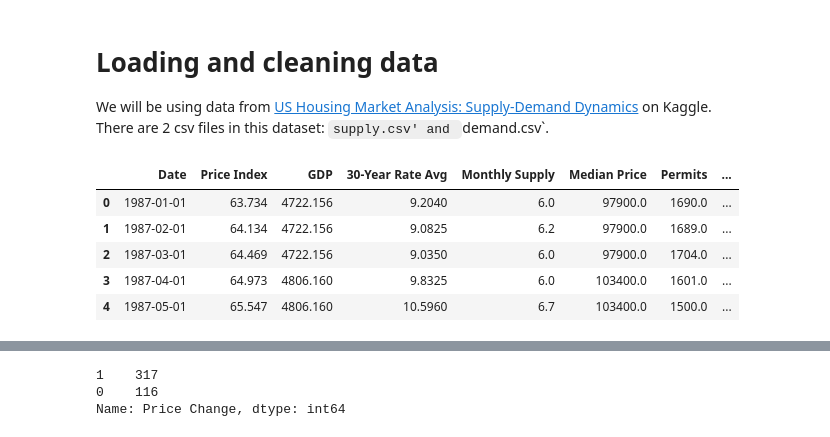
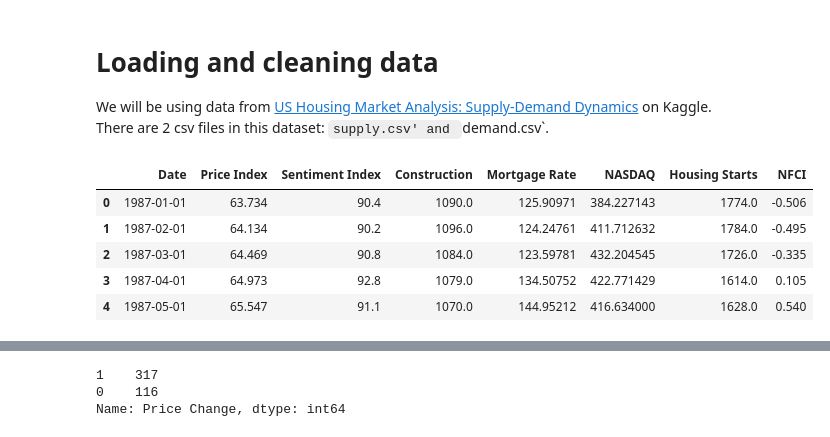
Before and after one commit to CptSasquatch/project-4, a Jupyter notebook: jason/us_housing_streamlined.ipynb, the cells around one changed output, grey strips where cells are left out. Saved outputs shown, nothing was run; the diff lists cells and outputs as text; code cells hidden in the pictures.

```diff
--- a/jason/us_housing_streamlined.ipynb
+++ b/jason/us_housing_streamlined.ipynb
@@ -19,16 +19,16 @@ from sklearn.metrics import confusion_matrix, accuracy_score, classification_rep
 We will be using data from [US Housing Market Analysis: Supply-Demand Dynamics](https://www.kaggle.com/datasets/utkarshx27/factors-influence-house-price-in-us) on Kaggle. There are 2 csv files in this dataset: `supply.csv' and `demand.csv`.
 # %%
 # Read in data
-file_path = Path("data/housing_data2.csv")
+file_path = Path("data/housing_data4.csv")
 df = pd.read_csv(file_path)
 df.head()
 # %% [output]
-|  | Date | Price Index | GDP | 30-Year Rate Avg | Monthly Supply | Median Price | Permits | ... |
-| 0 | 1987-01-01 | 63.734 | 4722.156 | 9.2040 | 6.0 | 97900.0 | 1690.0 | ... |
-| 1 | 1987-02-01 | 64.134 | 4722.156 | 9.0825 | 6.2 | 97900.0 | 1689.0 | ... |
-| 2 | 1987-03-01 | 64.469 | 4722.156 | 9.0350 | 6.0 | 97900.0 | 1704.0 | ... |
-| 3 | 1987-04-01 | 64.973 | 4806.160 | 9.8325 | 6.0 | 103400.0 | 1601.0 | ... |
-| 4 | 1987-05-01 | 65.547 | 4806.160 | 10.5960 | 6.7 | 103400.0 | 1500.0 | ... |
+|  | Date | Price Index | Sentiment Index | Construction | Mortgage Rate | NASDAQ | Housing Starts | NFCI |
+| 0 | 1987-01-01 | 63.734 | 90.4 | 1090.0 | 125.90971 | 384.227143 | 1774.0 | -0.506 |
+| 1 | 1987-02-01 | 64.134 | 90.2 | 1096.0 | 124.24761 | 411.712632 | 1784.0 | -0.495 |
+| 2 | 1987-03-01 | 64.469 | 90.8 | 1084.0 | 123.59781 | 432.204545 | 1726.0 | -0.335 |
+| 3 | 1987-04-01 | 64.973 | 92.8 | 1079.0 | 134.50752 | 422.771429 | 1614.0 | 0.105 |
+| 4 | 1987-05-01 | 65.547 | 91.1 | 1070.0 | 144.95212 | 416.634000 | 1628.0 | 0.540 |
 # %%
 df.tail()
 # %% [output]
```
Also changed, not shown: parts of 13 cells of this notebook, 12 other files.
